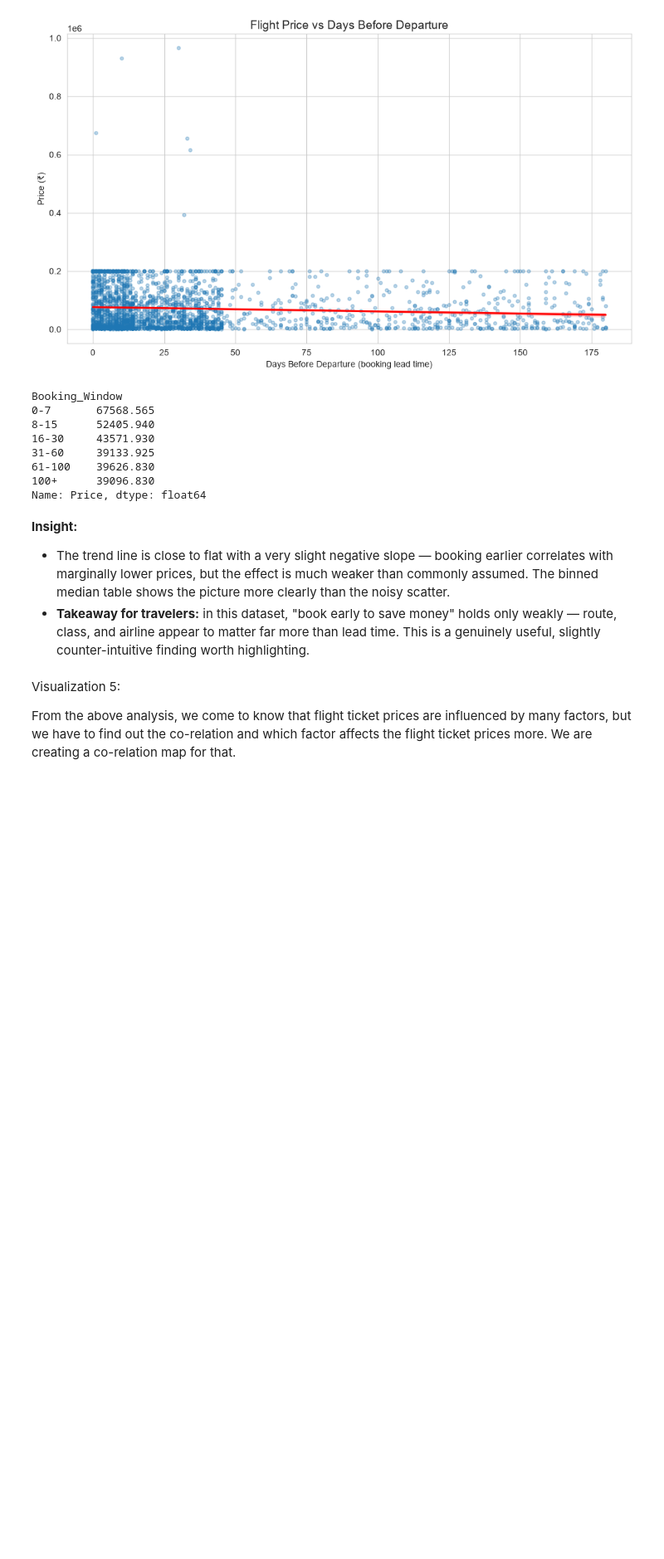
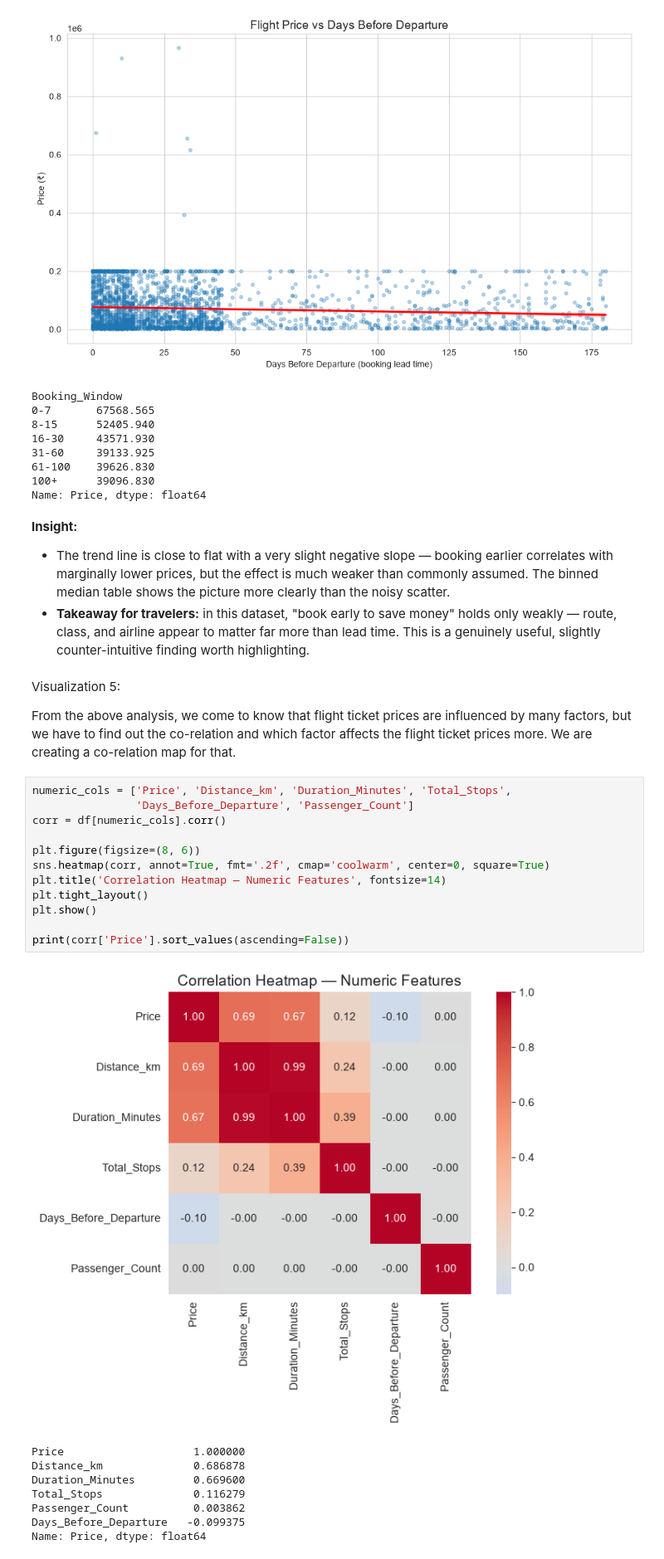
Before and after one commit to thiyaneshsuccess-svg/Data-analysis-based-on-flight-price-dataset, a Jupyter notebook: datavisualisation.ipynb, the cells around one changed output. Shown at 83% size. Cells and saved outputs as stored; diff of their text form; blank space fills up the shorter version.

Commit message:
Building color-coded greatly to find Which flight factors actually drive up ticket prices?

```diff
--- a/datavisualisation.ipynb
+++ b/datavisualisation.ipynb
@@ -175,3 +175,24 @@ Name: Price, dtype: float64
 Visualization 5:
 
 From the above analysis, we come to know that flight ticket prices are influenced by many factors, but we have to find out the co-relation and which factor affects the flight ticket prices more. We are creating a co-relation map for that.
+# %%
+numeric_cols = ['Price', 'Distance_km', 'Duration_Minutes', 'Total_Stops',
+                'Days_Before_Departure', 'Passenger_Count']
+corr = df[numeric_cols].corr()
+
+plt.figure(figsize=(8, 6))
+sns.heatmap(corr, annot=True, fmt='.2f', cmap='coolwarm', center=0, square=True)
+plt.title('Correlation Heatmap — Numeric Features', fontsize=14)
+plt.tight_layout()
+plt.show()
+
+print(corr['Price'].sort_values(ascending=False))
+# %% [output]
+[figure, added]
+Price                    1.000000
+Distance_km              0.686878
+Duration_Minutes         0.669600
+Total_Stops              0.116279
+Passenger_Count          0.003862
+Days_Before_Departure   -0.099375
+Name: Price, dtype: float64
```
